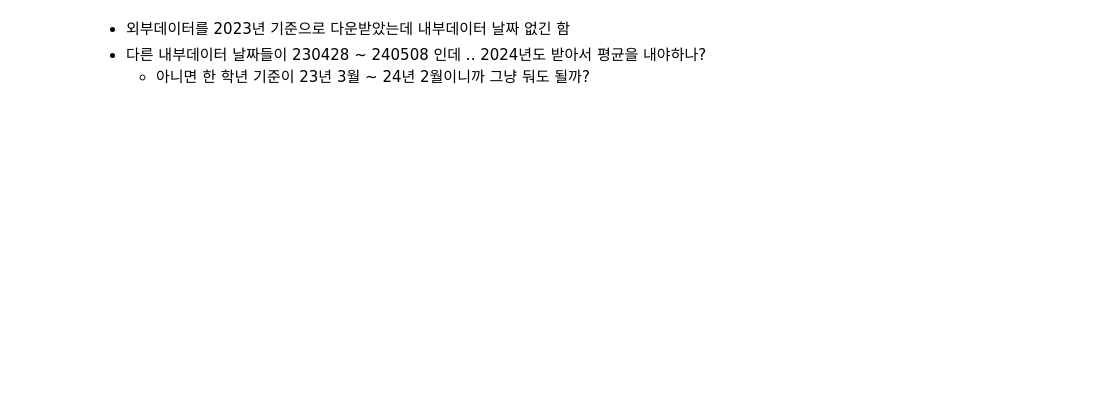
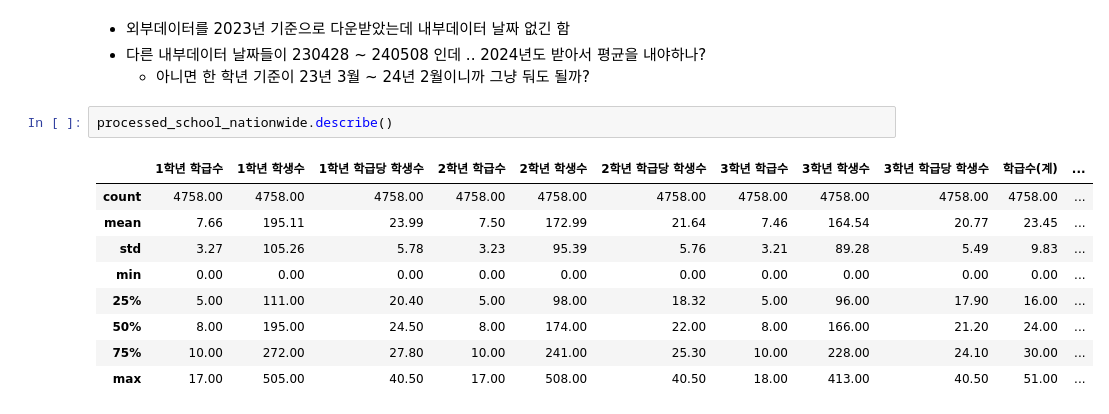
Before and after one commit to EtheriumArchive/Codeit_project, a Jupyter notebook: analysis_damyeon_v3.ipynb, the cells around one changed output. Saved outputs shown, nothing was run; the diff lists cells and outputs as text; blank space fills up the shorter version.

```diff
--- a/analysis_damyeon_v3.ipynb
+++ b/analysis_damyeon_v3.ipynb
@@ -645,3 +719,15 @@ plt.show()
 - 외부데이터를 2023년 기준으로 다운받았는데 내부데이터 날짜 없긴 함
 - 다른 내부데이터 날짜들이 230428 ~ 240508 인데 .. 2024년도 받아서 평균을 내야하나?
     - 아니면 한 학년 기준이 23년 3월 ~ 24년 2월이니까 그냥 둬도 될까?
+# %%
+processed_school_nationwide.describe()
+# %% [output]
+|  | 1학년 학급수 | 1학년 학생수 | 1학년 학급당 학생수 | 2학년 학급수 | 2학년 학생수 | 2학년 학급당 학생수 | 3학년 학급수 | 3학년 학생수 | 3학년 학급당 학생수 | 학급수(계) | ... |
+| count | 4758.00 | 4758.00 | 4758.00 | 4758.00 | 4758.00 | 4758.00 | 4758.00 | 4758.00 | 4758.00 | 4758.00 | ... |
+| mean | 7.66 | 195.11 | 23.99 | 7.50 | 172.99 | 21.64 | 7.46 | 164.54 | 20.77 | 23.45 | ... |
+| std | 3.27 | 105.26 | 5.78 | 3.23 | 95.39 | 5.76 | 3.21 | 89.28 | 5.49 | 9.83 | ... |
+| min | 0.00 | 0.00 | 0.00 | 0.00 | 0.00 | 0.00 | 0.00 | 0.00 | 0.00 | 0.00 | ... |
+| 25% | 5.00 | 111.00 | 20.40 | 5.00 | 98.00 | 18.32 | 5.00 | 96.00 | 17.90 | 16.00 | ... |
+| 50% | 8.00 | 195.00 | 24.50 | 8.00 | 174.00 | 22.00 | 8.00 | 166.00 | 21.20 | 24.00 | ... |
+| 75% | 10.00 | 272.00 | 27.80 | 10.00 | 241.00 | 25.30 | 10.00 | 228.00 | 24.10 | 30.00 | ... |
+| max | 17.00 | 505.00 | 40.50 | 17.00 | 508.00 | 40.50 | 18.00 | 413.00 | 40.50 | 51.00 | ... |
```
Also changed, not shown: parts of 11 cells of this notebook.
